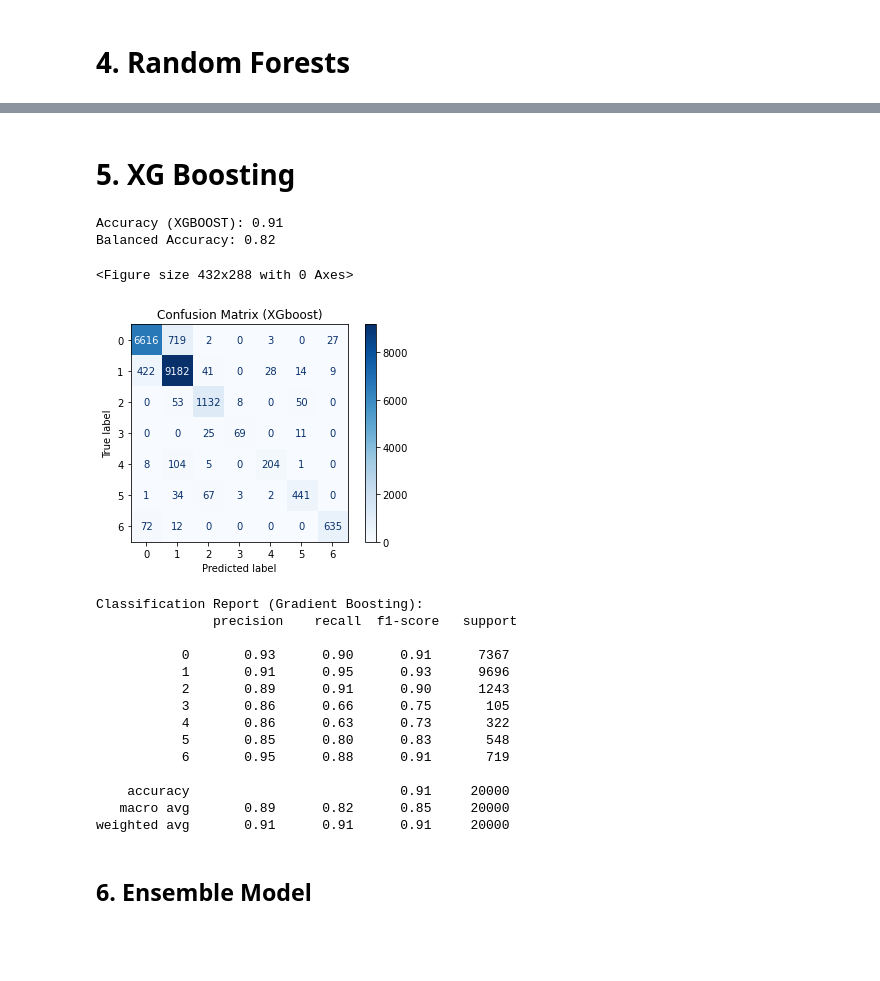
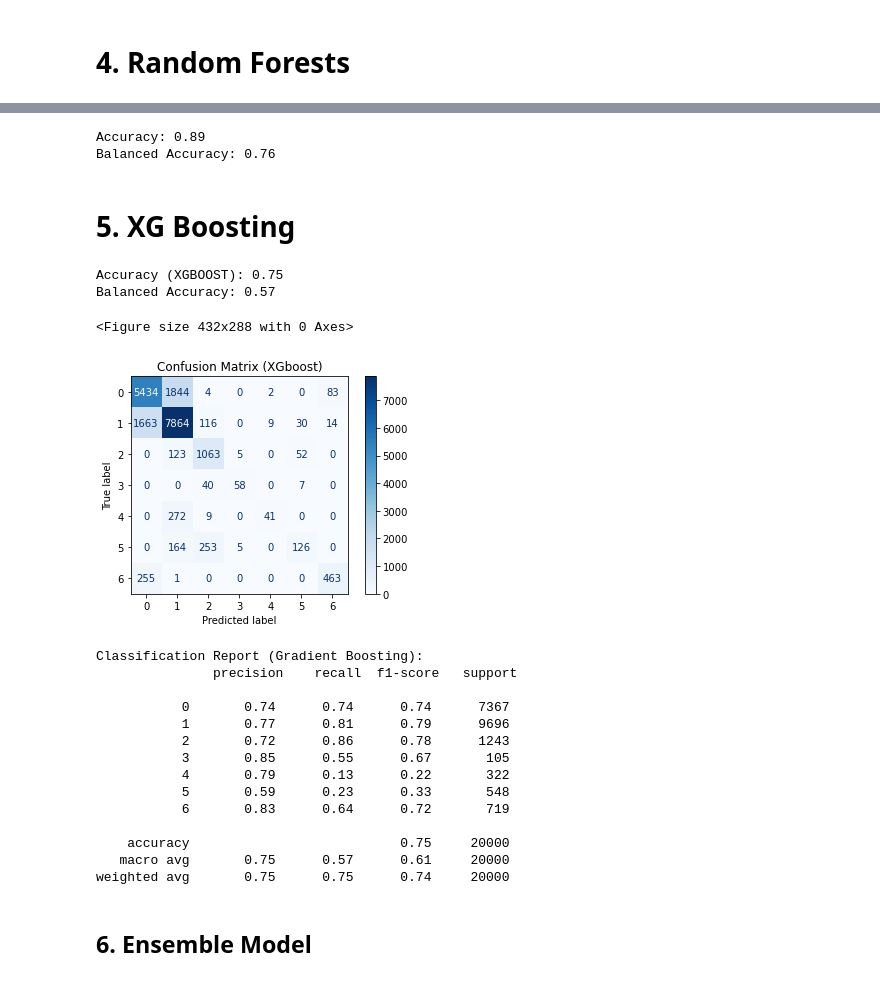
Before and after one commit to monica-navas-m/Machine-Learning, a Jupyter notebook: Notebook Python.ipynb, the cells around one changed output, grey strips where cells are left out. Drawn from its saved outputs; the diff is of its cells as text; code cells hidden in the pictures; blank space fills up the shorter version.

```diff
--- a/Notebook Python.ipynb
+++ b/Notebook Python.ipynb
@@ -553,7 +549,7 @@ X_train_scaled = scaler.fit_transform(X_train)
 X_test_scaled = scaler.transform(X_test)
 
 # Train a logistic regression model
-logreg = LogisticRegression(max_iter=1000, solver='lbfgs', multi_class='multinomial')
+logreg = LogisticRegression(max_iter=500, solver='lbfgs', multi_class='multinomial', n_jobs=-1)
 logreg.fit(X_train, y_train)
 
 # Make predictions on the testing set
@@ -564,7 +560,7 @@ accuracy_m2 = accuracy_score(y_test, y_pred)
 print(f"Accuracy: {accuracy_m2:.2f}")
 
 b_accuracy = balanced_accuracy_score(y_test, y_pred)
-print(f"Accuracy: {b_accuracy:.2f}")
+print(f"Balanced Accuracy: {b_accuracy:.2f}")
 
 # Perform cross-validation
 #cv_scores = cross_val_score(logreg, X_train_scaled, y_train, cv=5, scoring='accuracy')
@@ -693,3 +668,34 @@ Balanced Accuracy: 0.76
+# %%
+# Model Random Forest :
+
+#try performing feature selection to identify and remove any unnecessary features .
+#This improves the performance of the model and reduce overfitting
+
+from sklearn.model_selection import train_test_split
+from sklearn.ensemble import RandomForestClassifier
+from sklearn.metrics import accuracy_score
+# Perform feature selection
+from sklearn.feature_selection import SelectFromModel
+
+# Create a random forest classifier with 10 trees
+rfc = RandomForestClassifier(n_estimators=10, random_state=42)
+rfc.fit(X_train, y_train)
+
+y_pred_t=rfc.predict(X_train)
+y_pred = rfc.predict(X_test)
+
+
+
+# Evaluate the model
+accuracy_m4 = accuracy_score(y_test, y_pred)
+print(f"Accuracy: {accuracy_m4:.2f}")
+
+# Evaluate the balanced accuracy of the model
+b_accuracy = balanced_accuracy_score(y_test, y_pred)
+print(f"Balanced Accuracy: {b_accuracy:.2f}")
+# %% [output]
+Accuracy: 0.89
+Balanced Accuracy: 0.76
 # %% [markdown]
 <a name="model5"></a>
 # 5. XG Boosting
@@ -698,51 +704,51 @@ import xgboost as xgb
 
 # Ensure the target variable is integer-encoded (starting from 0)
 y_train_g = y_train - 1
 y_test_g = y_test - 1
 
 # Train an  XGBoosting model
-gb_model = xgb.XGBClassifier(max_depth=16, n_estimators=100, learning_rate=0.1)
+gb_model = xgb.XGBClassifier(max_depth=4, n_estimators=100, learning_rate=0.1)
 gb_model.fit(X_train, y_train_g)
 
 # Make predictions on the testing set
 y_pred = gb_model.predict(X_test)
 # Evaluate the model
 accuracy_m5 = accuracy_score(y_test_g, y_pred)
 print(f"Accuracy (XGBOOST): {accuracy_m5:.2f}")
 
 # Evaluate the balanced accuracy of the model
 b_accuracy = balanced_accuracy_score(y_test_g, y_pred)
 print(f"Balanced Accuracy: {b_accuracy:.2f}")
 
 
 # Plot confusion matrix
 plt.figure()
 plot_confusion_matrix(gb_model, X_test, y_test_g, cmap=plt.cm.Blues)
 plt.title("Confusion Matrix (XGboost)")
 plt.show()
 
 # Classification report
 report_gb = classification_report(y_test_g, y_pred)
 print("Classification Report (Gradient Boosting):\n", report_gb)
 # %% [output]
-Accuracy (XGBOOST): 0.91
-Balanced Accuracy: 0.82
+Accuracy (XGBOOST): 0.75
+Balanced Accuracy: 0.57
 <Figure size 432x288 with 0 Axes>
-[figure, old version]
+[figure, new version]
 Classification Report (Gradient Boosting):
                precision    recall  f1-score   support
 
-           0       0.93      0.90      0.91      7367
-           1       0.91      0.95      0.93      9696
-           2       0.89      0.91      0.90      1243
-           3       0.86      0.66      0.75       105
-           4       0.86      0.63      0.73       322
-           5       0.85      0.80      0.83       548
-           6       0.95      0.88      0.91       719
+           0       0.74      0.74      0.74      7367
+           1       0.77      0.81      0.79      9696
+           2       0.72      0.86      0.78      1243
+           3       0.85      0.55      0.67       105
+           4       0.79      0.13      0.22       322
+           5       0.59      0.23      0.33       548
+           6       0.83      0.64      0.72       719
 
-    accuracy                           0.91     20000
-   macro avg       0.89      0.82      0.85     20000
-weighted avg       0.91      0.91      0.91     20000
+    accuracy                           0.75     20000
+   macro avg       0.75      0.57      0.61     20000
+weighted avg       0.75      0.75      0.74     20000
 # %% [markdown]
 <a name="model6"></a>
 ## 6. Ensemble Model
```
Also changed, not shown: parts of 30 cells of this notebook.
